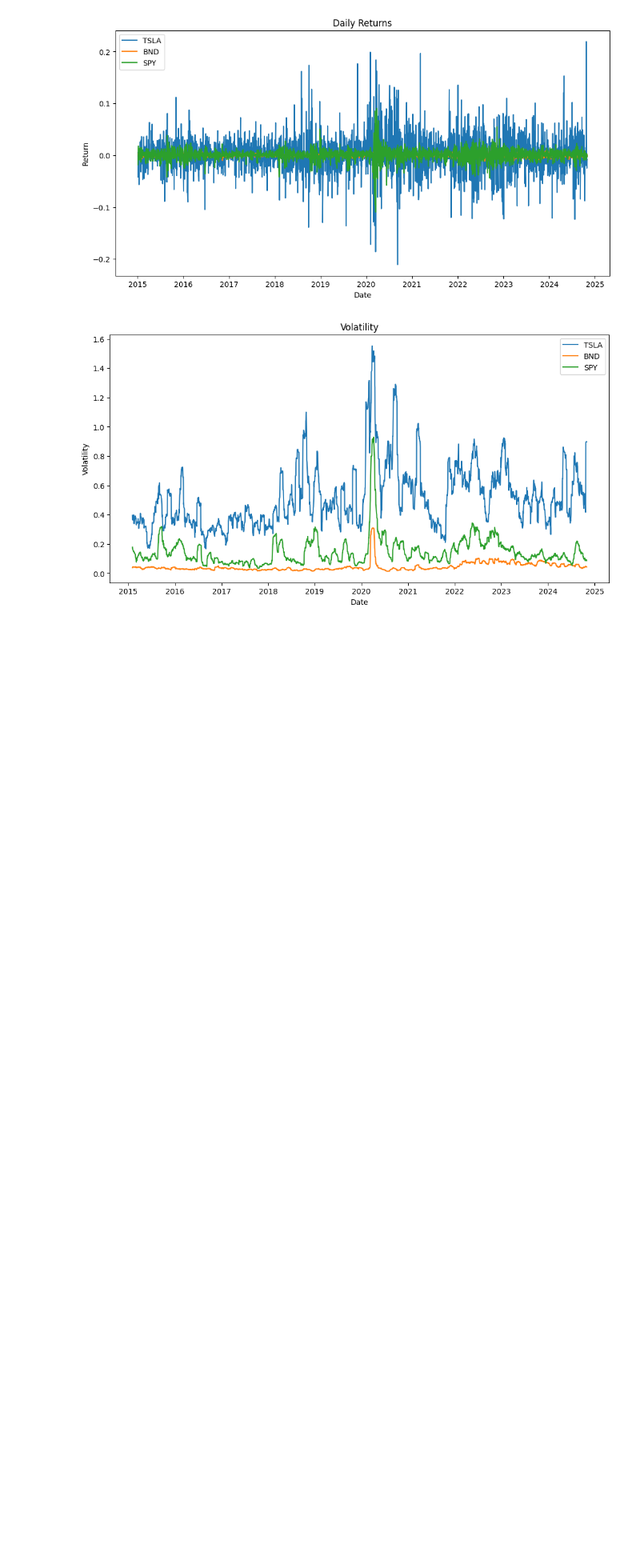
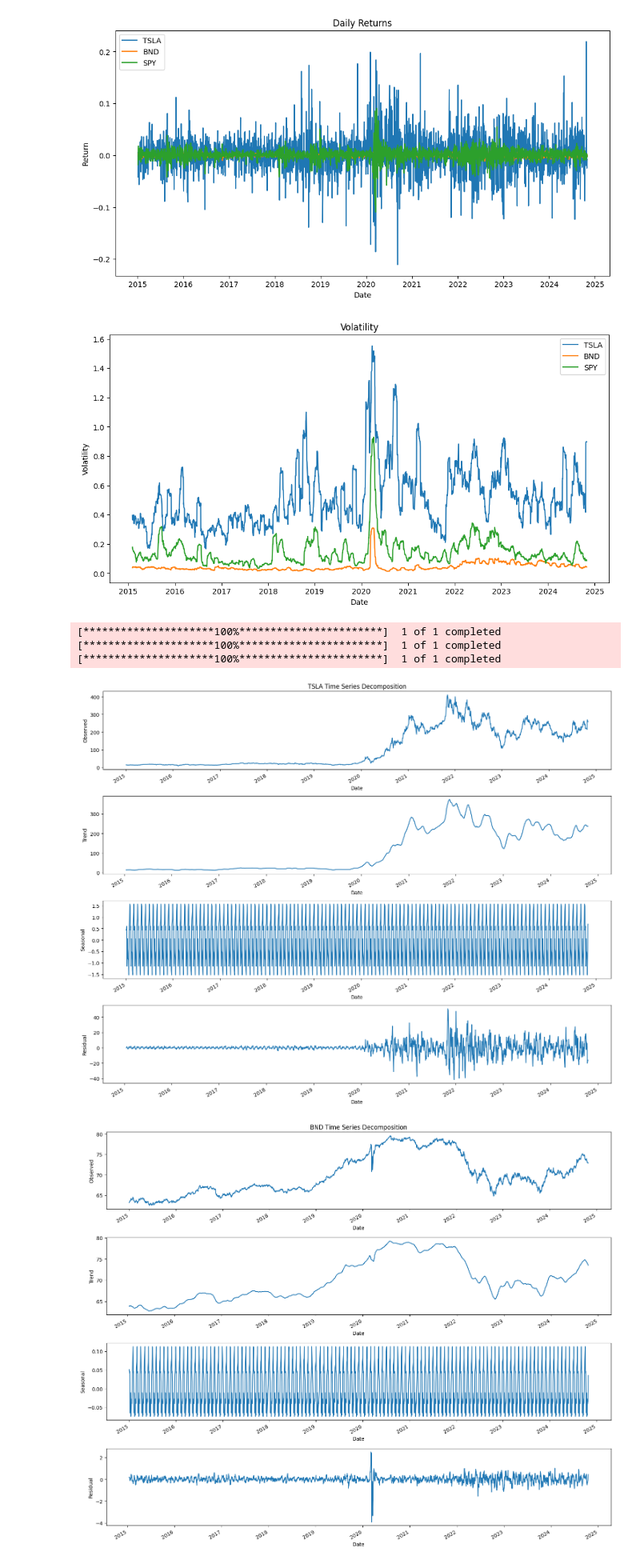
Before and after one commit to tizedabo/Tim-e-Series-Forecasting-GMF, a Jupyter notebook: noteboks/task1-eda.ipynb, the cells around one changed output. Shown at 80% size. Cells and saved outputs as stored; diff of their text form; code cells hidden in the pictures; blank space fills up the shorter version.

```diff
--- a/noteboks/task1-eda.ipynb
+++ b/noteboks/task1-eda.ipynb
@@ -215,3 +216,45 @@ plt.show()
 [figure]
 [figure]
 [figure]
+# %%
+data = pd.DataFrame()
+for ticker in tickers:
+    stock = yf.download(ticker, start=start_date, end=end_date)['Adj Close']
+    data[ticker] = stock
+# %% [output]
+[*********************100%***********************]  1 of 1 completed
+[*********************100%***********************]  1 of 1 completed
+[*********************100%***********************]  1 of 1 completed
+# %%
+def plot_decomposition(data, ticker):
+    # Perform decomposition
+    decomposition = seasonal_decompose(data[ticker], period=21)
+
+    # Plot components
+    fig, axes = plt.subplots(4, 1, figsize=(15, 12))
+
+    # Original
+    decomposition.observed.plot(ax=axes[0])
+    axes[0].set_title(f'{ticker} Time Series Decomposition')
+    axes[0].set_ylabel('Observed')
+
+    # Trend
+    decomposition.trend.plot(ax=axes[1])
+    axes[1].set_ylabel('Trend')
+
+    # Seasonal
+    decomposition.seasonal.plot(ax=axes[2])
+    axes[2].set_ylabel('Seasonal')
+
+    # Residual
+    decomposition.resid.plot(ax=axes[3])
+    axes[3].set_ylabel('Residual')
+
+    plt.tight_layout()
+    plt.show()
+# %%
+for ticker in tickers:
+    plot_decomposition(data, ticker)
+# %% [output]
+[figure, added]
+[figure, added]
```
Also changed, not shown: parts of 5 cells of this notebook.
